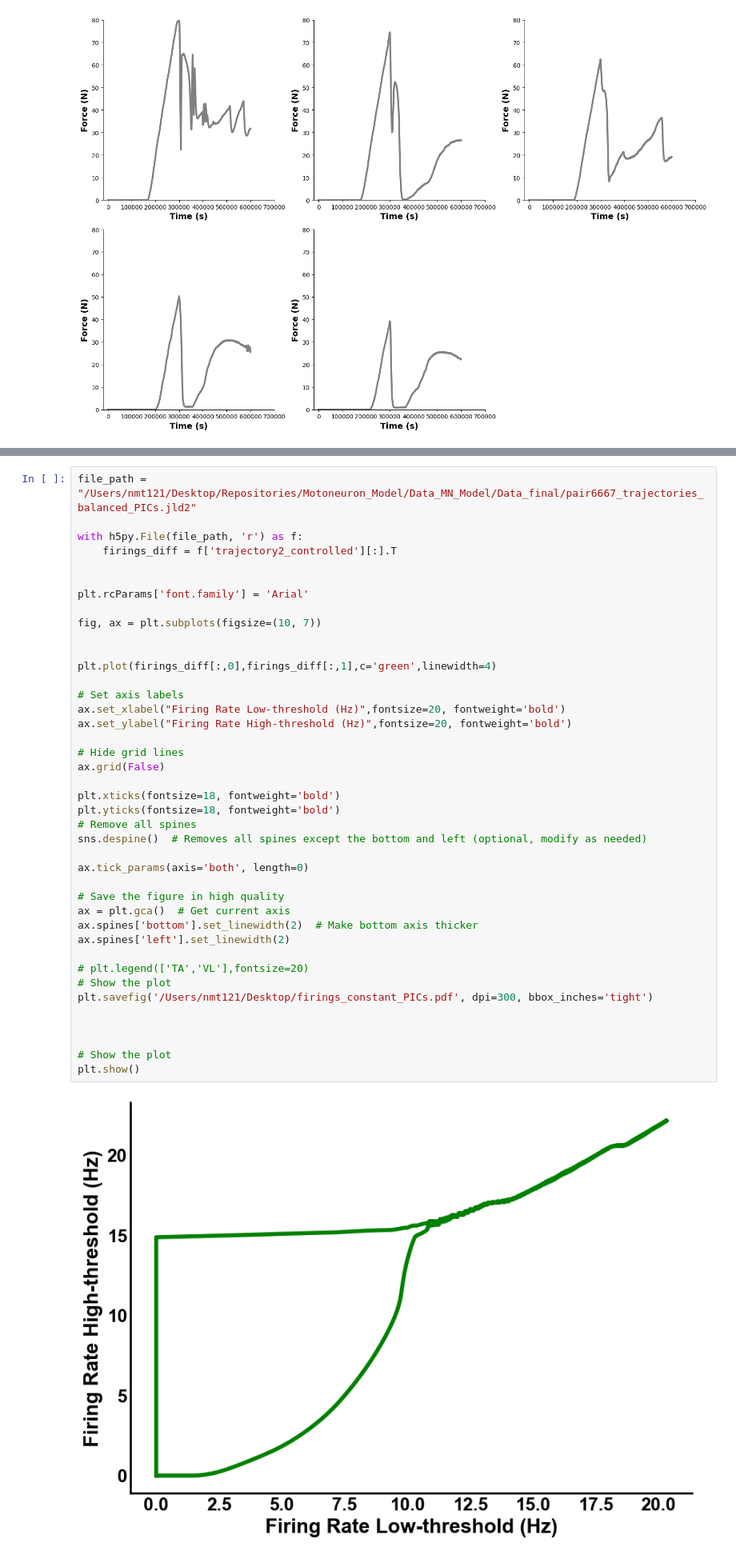
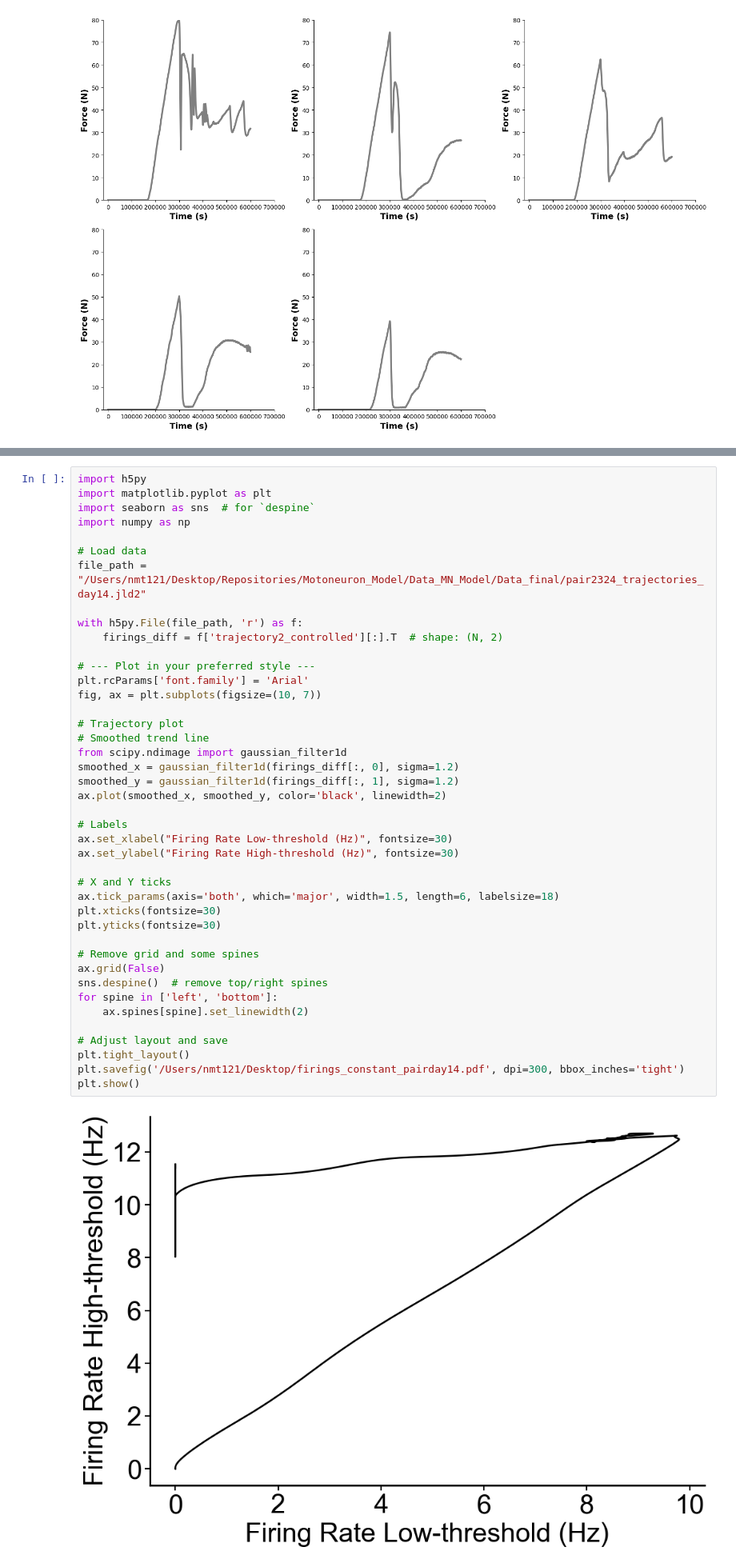
Before and after one commit to natmtc/flexible-motoneuron-control, a Jupyter notebook: Plot_figures.ipynb, the cells around one changed output, grey strips where cells are left out. Shown at 80% size. Drawn from its saved outputs; the diff is of its cells as text.

```diff
--- a/Plot_figures.ipynb
+++ b/Plot_figures.ipynb
@@ -309,48 +429,49 @@ plt.show()
 # %% [output]
 [figure]
 # %%
-file_path = "/Users/nmt121/Desktop/Repositories/Motoneuron_Model/Data_MN_Model/Data_final/pair6667_trajectories_balanced_PICs.jld2"
+import h5py
+import matplotlib.pyplot as plt
+import seaborn as sns  # for `despine`
+import numpy as np
+
+# Load data
+file_path = "/Users/nmt121/Desktop/Repositories/Motoneuron_Model/Data_MN_Model/Data_final/pair2324_trajectories_day14.jld2"
 
 with h5py.File(file_path, 'r') as f:
-    firings_diff = f['trajectory2_controlled'][:].T
+    firings_diff = f['trajectory2_controlled'][:].T  # shape: (N, 2)
 
-
+# --- Plot in your preferred style ---
 plt.rcParams['font.family'] = 'Arial'
-
 fig, ax = plt.subplots(figsize=(10, 7))
 
+# Trajectory plot
+# Smoothed trend line
+from scipy.ndimage import gaussian_filter1d
+smoothed_x = gaussian_filter1d(firings_diff[:, 0], sigma=1.2)
+smoothed_y = gaussian_filter1d(firings_diff[:, 1], sigma=1.2)
+ax.plot(smoothed_x, smoothed_y, color='black', linewidth=2)
 
-plt.plot(firings_diff[:,0],firings_diff[:,1],c='green',linewidth=4)
+# Labels
+ax.set_xlabel("Firing Rate Low-threshold (Hz)", fontsize=30)
+ax.set_ylabel("Firing Rate High-threshold (Hz)", fontsize=30)
 
-# Set axis labels
-ax.set_xlabel("Firing Rate Low-threshold (Hz)",fontsize=20, fontweight='bold')
-ax.set_ylabel("Firing Rate High-threshold (Hz)",fontsize=20, fontweight='bold')
+# X and Y ticks
+ax.tick_params(axis='both', which='major', width=1.5, length=6, labelsize=18)
+plt.xticks(fontsize=30)
+plt.yticks(fontsize=30)
 
-# Hide grid lines
+# Remove grid and some spines
 ax.grid(False)
+sns.despine()  # remove top/right spines
+for spine in ['left', 'bottom']:
+    ax.spines[spine].set_linewidth(2)
 
-plt.xticks(fontsize=18, fontweight='bold')
-plt.yticks(fontsize=18, fontweight='bold')
-# Remove all spines
-sns.despine()  # Removes all spines except the bottom and left (optional, modify as needed)
-
-ax.tick_params(axis='both', length=0)
-
-# Save the figure in high quality
-ax = plt.gca()  # Get current axis
-ax.spines['bottom'].set_linewidth(2)  # Make bottom axis thicker
-ax.spines['left'].set_linewidth(2)
-
-# plt.legend(['TA','VL'],fontsize=20)
-# Show the plot
-plt.savefig('/Users/nmt121/Desktop/firings_constant_PICs.pdf', dpi=300, bbox_inches='tight')
-
-
-
-# Show the plot
+# Adjust layout and save
+plt.tight_layout()
+plt.savefig('/Users/nmt121/Desktop/firings_constant_pairday14.pdf', dpi=300, bbox_inches='tight')
 plt.show()
 # %% [output]
-[figure, old version]
+[figure, new version]
 # %%
 file_path = "/Users/nmt121/Desktop/Repositories/Motoneuron_Model/Data_MN_Model/Data_final/firingsTA_sin_fac_12.jld2"
 
```
Also changed, not shown: parts of 9 cells of this notebook, 5 other files.
